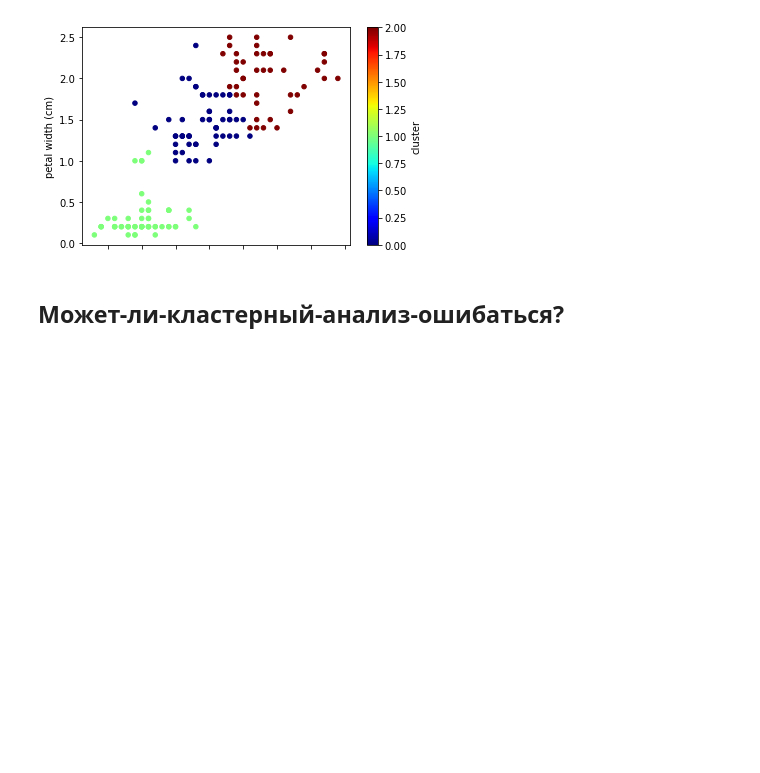
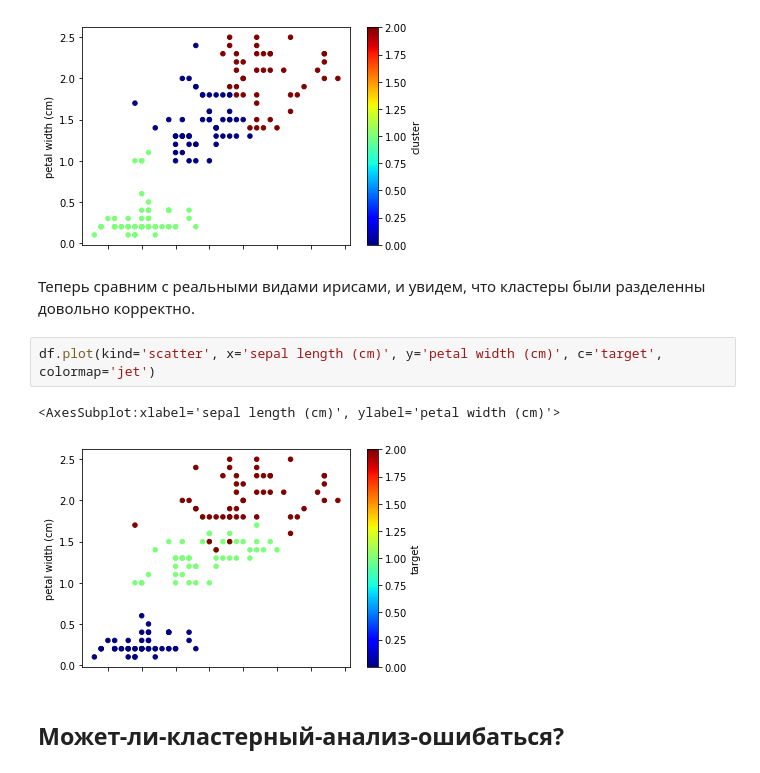
Before and after one commit to KlukvaMors/basic_stat, a Jupyter notebook: basic_stat_2.ipynb, the cells around one changed output. Saved outputs shown, nothing was run; the diff lists cells and outputs as text; blank space fills up the shorter version.

```diff
--- a/basic_stat_2.ipynb
+++ b/basic_stat_2.ipynb
@@ -383,6 +386,13 @@ data.plot(kind='scatter', x='sepal length (cm)', y='petal width (cm)', c='cluste
 # %% [output]
 <AxesSubplot:xlabel='sepal length (cm)', ylabel='petal width (cm)'>
 [figure]
+# %% [markdown]
+Теперь сравним с реальными видами ирисами, и увидем, что кластеры были разделенны довольно корректно.
+# %%
+df.plot(kind='scatter', x='sepal length (cm)', y='petal width (cm)', c='target', colormap='jet')
+# %% [output]
+<AxesSubplot:xlabel='sepal length (cm)', ylabel='petal width (cm)'>
+[figure, added]
 # %% [markdown]
 ## Может-ли-кластерный-анализ-ошибаться?
 # %% [markdown]
```
Also changed, not shown: parts of 2 cells of this notebook, 3 other files.
